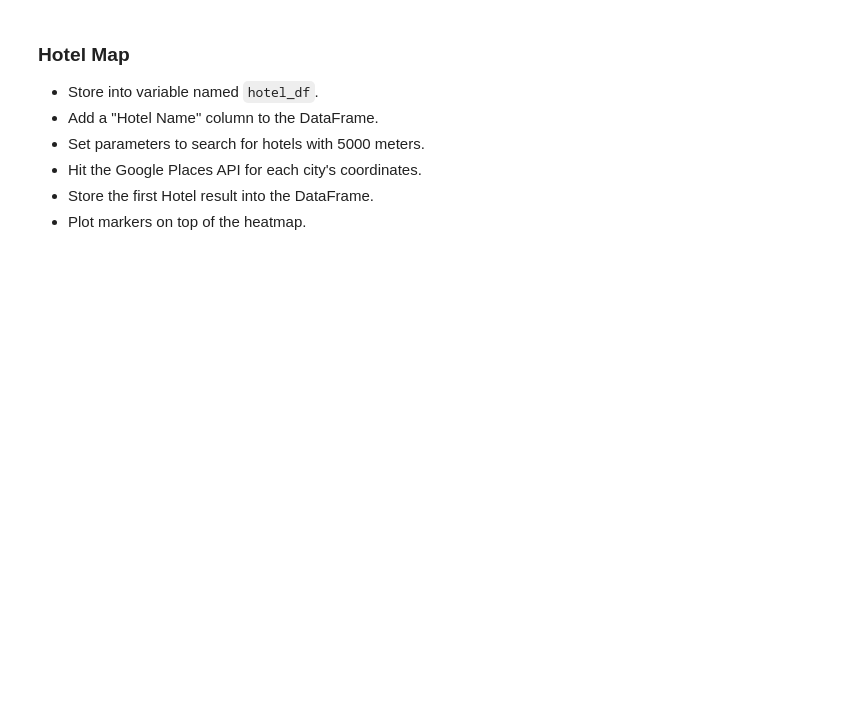
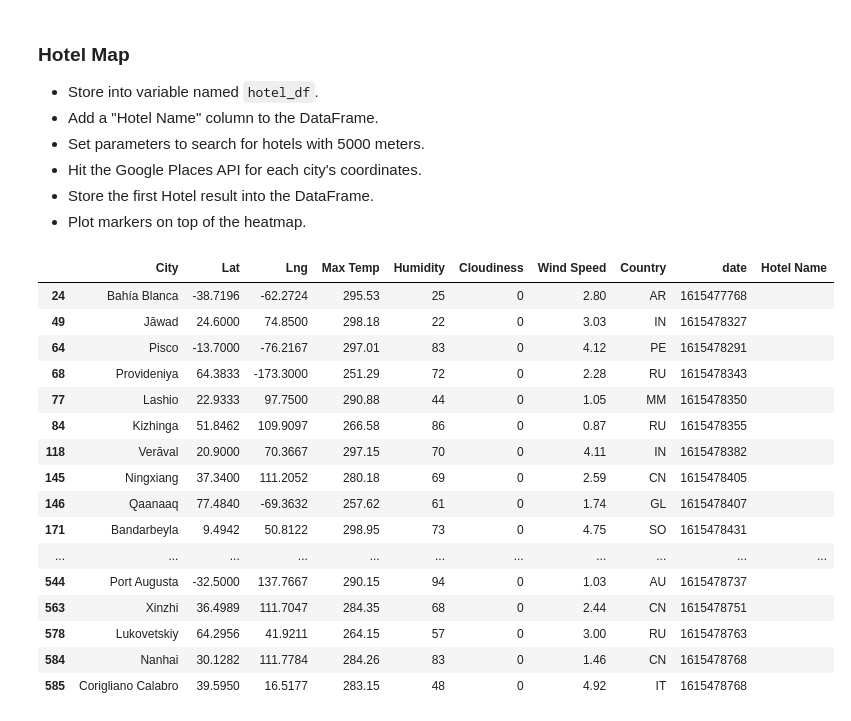
Before and after one commit to Ksheekey/Python-API-Challenge, a Jupyter notebook: starter_code/VacationPy.ipynb, the cells around one changed output. Drawn from its saved outputs; the diff is of its cells as text; code cells hidden in the pictures; blank space fills up the shorter version.

Commit message:
Hotel time

```diff
--- a/starter_code/VacationPy.ipynb
+++ b/starter_code/VacationPy.ipynb
@@ -76,10 +76,10 @@ summ_city_info_df.describe()
 | 75% | 45.823600 | 99.683850 | 299.150000 | 85.000000 | 90.000000 | 5.780000 | 1.615479e+09 |
 | max | 78.218600 | 179.316700 | 313.220000 | 100.000000 | 100.000000 | 17.560000 | 1.615479e+09 |
 # %%
-narrowed_df = summ_city_info_df.loc[(summ_city_info_df["Max Temp"] < 300) &
+hotel_df = summ_city_info_df.loc[(summ_city_info_df["Max Temp"] < 300) &
                                     (summ_city_info_df["Max Temp"] > 250) &
                                     (summ_city_info_df["Wind Speed"] < 5) &
                                     (summ_city_info_df["Cloudiness"] == 0),:]
-narrowed_df = narrowed_df.dropna(how='any')
-narrowed_df.count()
+hotel_df = hotel_df.dropna(how='any')
+hotel_df
 # %% [output]
@@ -101,6 +108,27 @@ dtype: int64
 * Hit the Google Places API for each city's coordinates.
 * Store the first Hotel result into the DataFrame.
 * Plot markers on top of the heatmap.
+# %%
+hotel_df['Hotel Name'] = ""
+hotel_df
+# %% [output]
+|  | City | Lat | Lng | Max Temp | Humidity | Cloudiness | Wind Speed | Country | date | Hotel Name |
+| 24 | Bahía Blanca | -38.7196 | -62.2724 | 295.53 | 25 | 0 | 2.80 | AR | 1615477768 |  |
+| 49 | Jāwad | 24.6000 | 74.8500 | 298.18 | 22 | 0 | 3.03 | IN | 1615478327 |  |
+| 64 | Pisco | -13.7000 | -76.2167 | 297.01 | 83 | 0 | 4.12 | PE | 1615478291 |  |
+| 68 | Provideniya | 64.3833 | -173.3000 | 251.29 | 72 | 0 | 2.28 | RU | 1615478343 |  |
+| 77 | Lashio | 22.9333 | 97.7500 | 290.88 | 44 | 0 | 1.05 | MM | 1615478350 |  |
+| 84 | Kizhinga | 51.8462 | 109.9097 | 266.58 | 86 | 0 | 0.87 | RU | 1615478355 |  |
+| 118 | Verāval | 20.9000 | 70.3667 | 297.15 | 70 | 0 | 4.11 | IN | 1615478382 |  |
+| 145 | Ningxiang | 37.3400 | 111.2052 | 280.18 | 69 | 0 | 2.59 | CN | 1615478405 |  |
+| 146 | Qaanaaq | 77.4840 | -69.3632 | 257.62 | 61 | 0 | 1.74 | GL | 1615478407 |  |
+| 171 | Bandarbeyla | 9.4942 | 50.8122 | 298.95 | 73 | 0 | 4.75 | SO | 1615478431 |  |
+| ... | ... | ... | ... | ... | ... | ... | ... | ... | ... | ... |
+| 544 | Port Augusta | -32.5000 | 137.7667 | 290.15 | 94 | 0 | 1.03 | AU | 1615478737 |  |
+| 563 | Xinzhi | 36.4989 | 111.7047 | 284.35 | 68 | 0 | 2.44 | CN | 1615478751 |  |
+| 578 | Lukovetskiy | 64.2956 | 41.9211 | 264.15 | 57 | 0 | 3.00 | RU | 1615478763 |  |
+| 584 | Nanhai | 30.1282 | 111.7784 | 284.26 | 83 | 0 | 1.46 | CN | 1615478768 |  |
+| 585 | Corigliano Calabro | 39.5950 | 16.5177 | 283.15 | 48 | 0 | 4.92 | IT | 1615478768 |  |
 # %%
 # NOTE: Do not change any of the code in this cell
 
```
Also changed, not shown: parts of 1 cell of this notebook.
